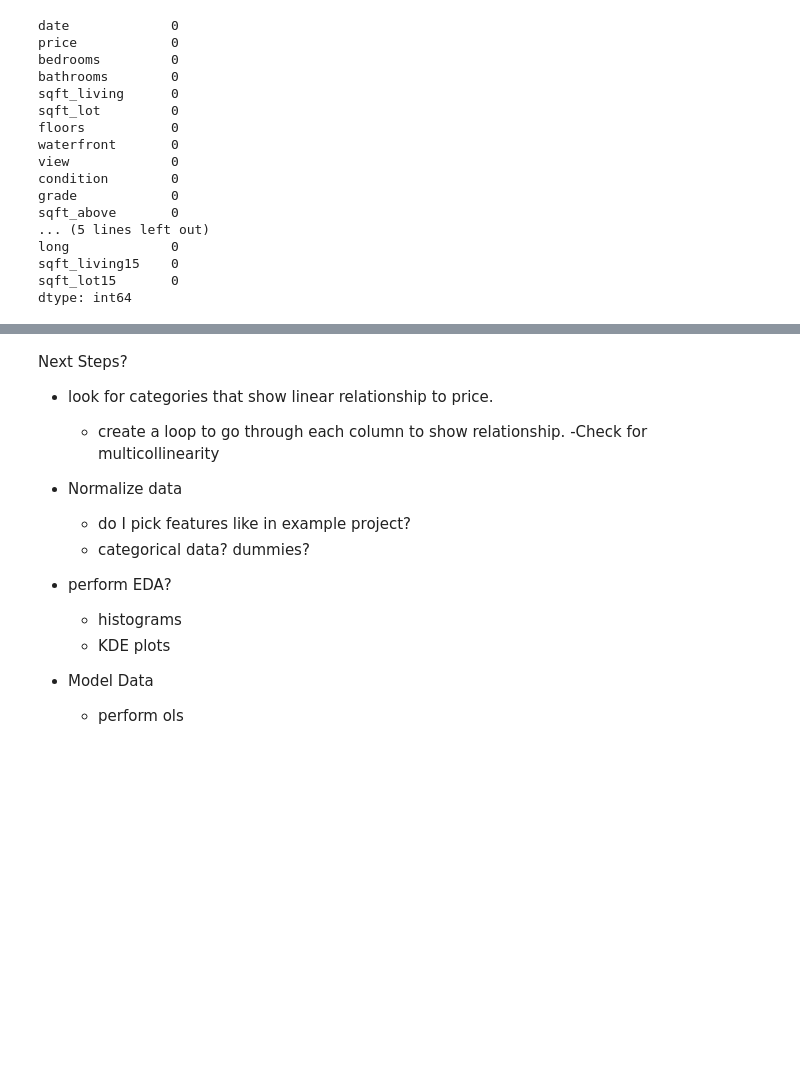
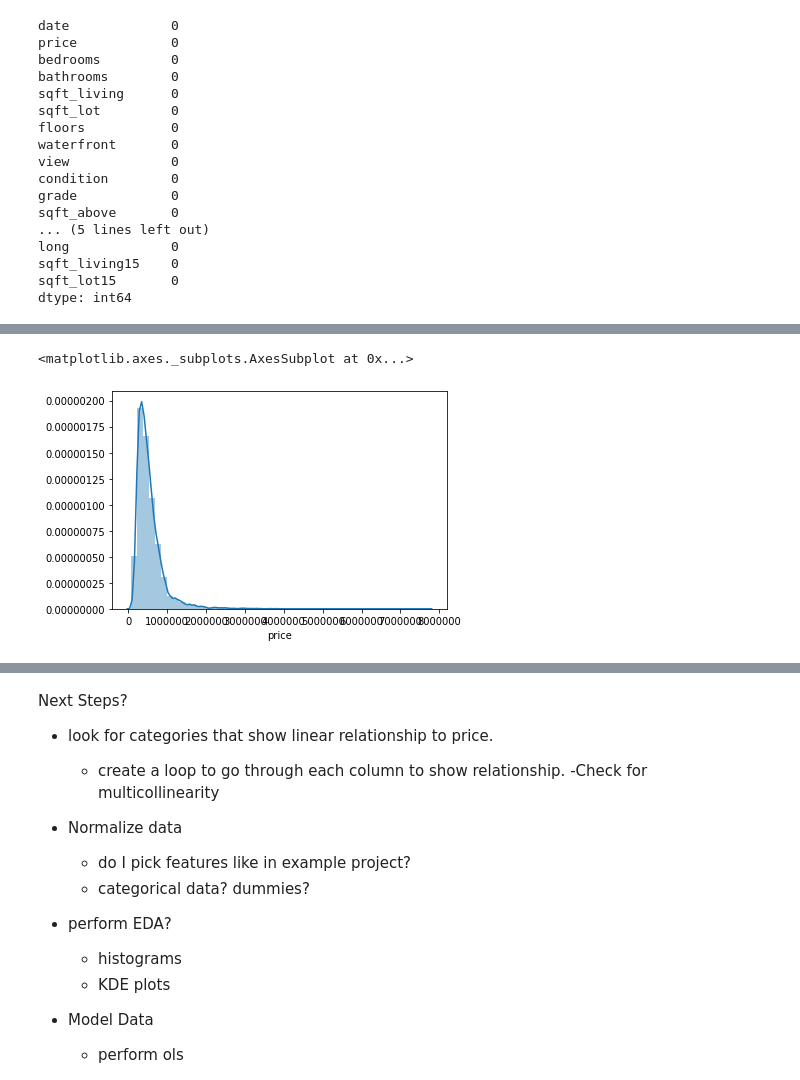
Before and after one commit to lauren-esser/King-County-Homes-Price-Factors, a Jupyter notebook: student.ipynb, the cells around one changed output, grey strips where cells are left out. Drawn from its saved outputs; the diff is of its cells as text; code cells hidden in the pictures; blank space fills up the shorter version.

```diff
--- a/student.ipynb
+++ b/student.ipynb
@@ -385,0 +351,6 @@ strong multicollinearity or other numerical problems.
+# %%
+target = 'price'
+sns.distplot(df[target])
+# %% [output]
+<matplotlib.axes._subplots.AxesSubplot at 0x...>
+[figure, added]
```
Also changed, not shown: parts of 85 cells of this notebook.
